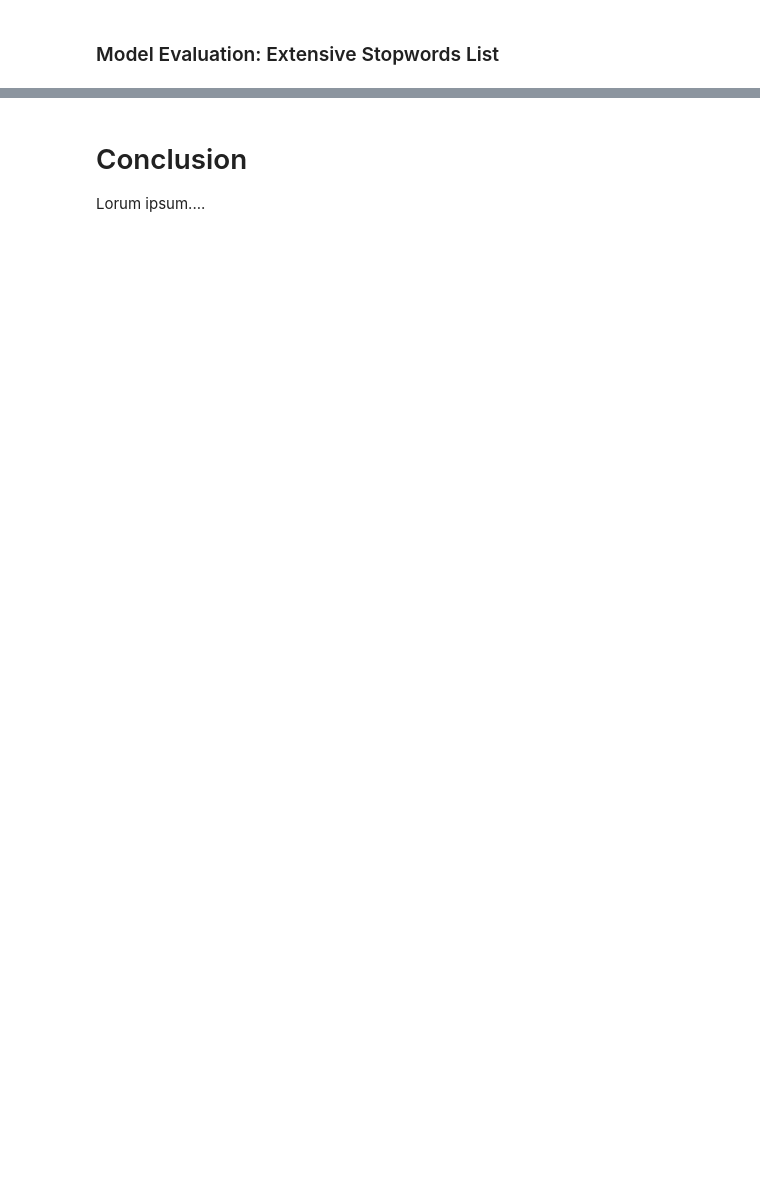
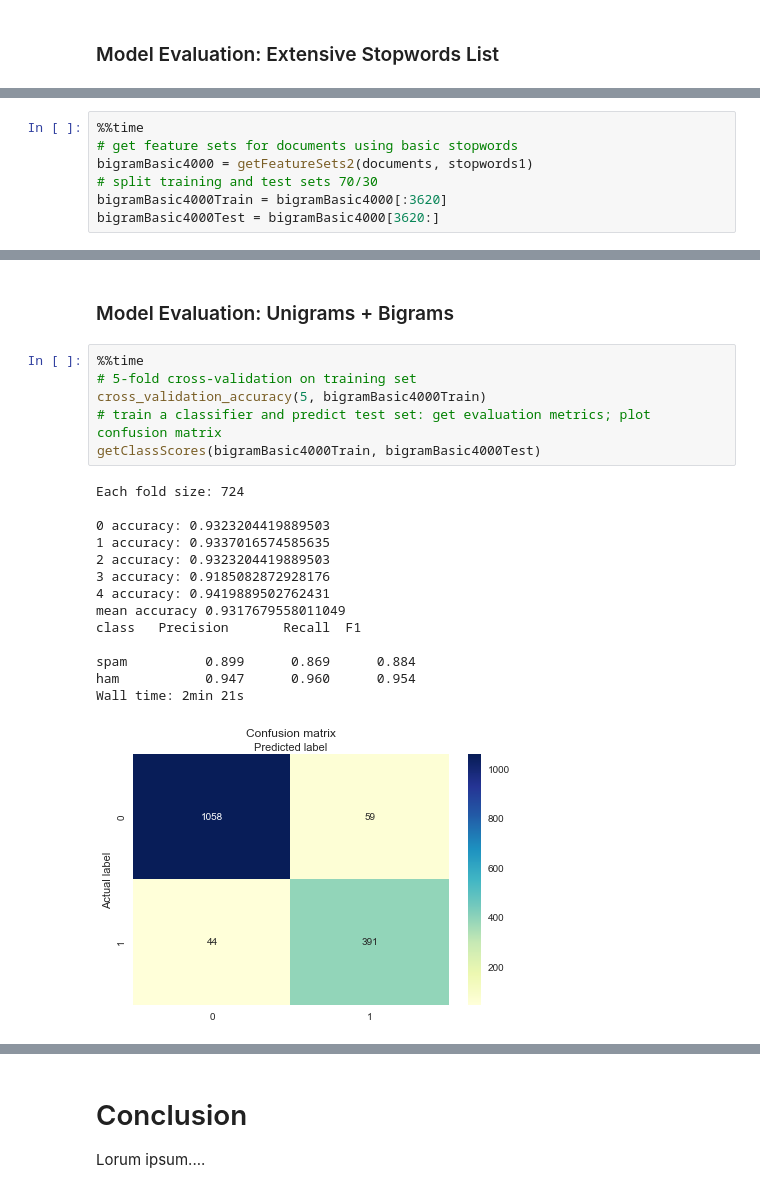
Before and after one commit to tbahng/ist664-NLP-and-Classification, a Jupyter notebook: thomas_bahng_final.ipynb, the cells around one changed output, grey strips where cells are left out. Drawn from its saved outputs; the diff is of its cells as text; blank space fills up the shorter version.

```diff
--- a/thomas_bahng_final.ipynb
+++ b/thomas_bahng_final.ipynb
@@ -809,0 +865,7 @@ Wall time: 1min 45s
+# %%
+%%time
+# get feature sets for documents using basic stopwords
+bigramBasic4000 = getFeatureSets2(documents, stopwords1)
+# split training and test sets 70/30
+bigramBasic4000Train = bigramBasic4000[:3620]
+bigramBasic4000Test = bigramBasic4000[3620:]
@@ -810,3 +897,26 @@ Wall time: 1min 45s
+# %% [markdown]
+### Model Evaluation: Unigrams + Bigrams
+# %%
+%%time
+# 5-fold cross-validation on training set
+cross_validation_accuracy(5, bigramBasic4000Train)
+# train a classifier and predict test set: get evaluation metrics; plot confusion matrix
+getClassScores(bigramBasic4000Train, bigramBasic4000Test)
+# %% [output]
+Each fold size: 724
+
+0 accuracy: 0.9323204419889503
+1 accuracy: 0.9337016574585635
+2 accuracy: 0.9323204419889503
+3 accuracy: 0.9185082872928176
+4 accuracy: 0.9419889502762431
+mean accuracy 0.9317679558011049
+class   Precision       Recall  F1
+
+spam          0.899      0.869      0.884
+ham           0.947      0.960      0.954
+Wall time: 2min 21s
+[figure, added]
 # %% [markdown]
 # Results
 
```
Also changed, not shown: parts of 24 cells of this notebook.
